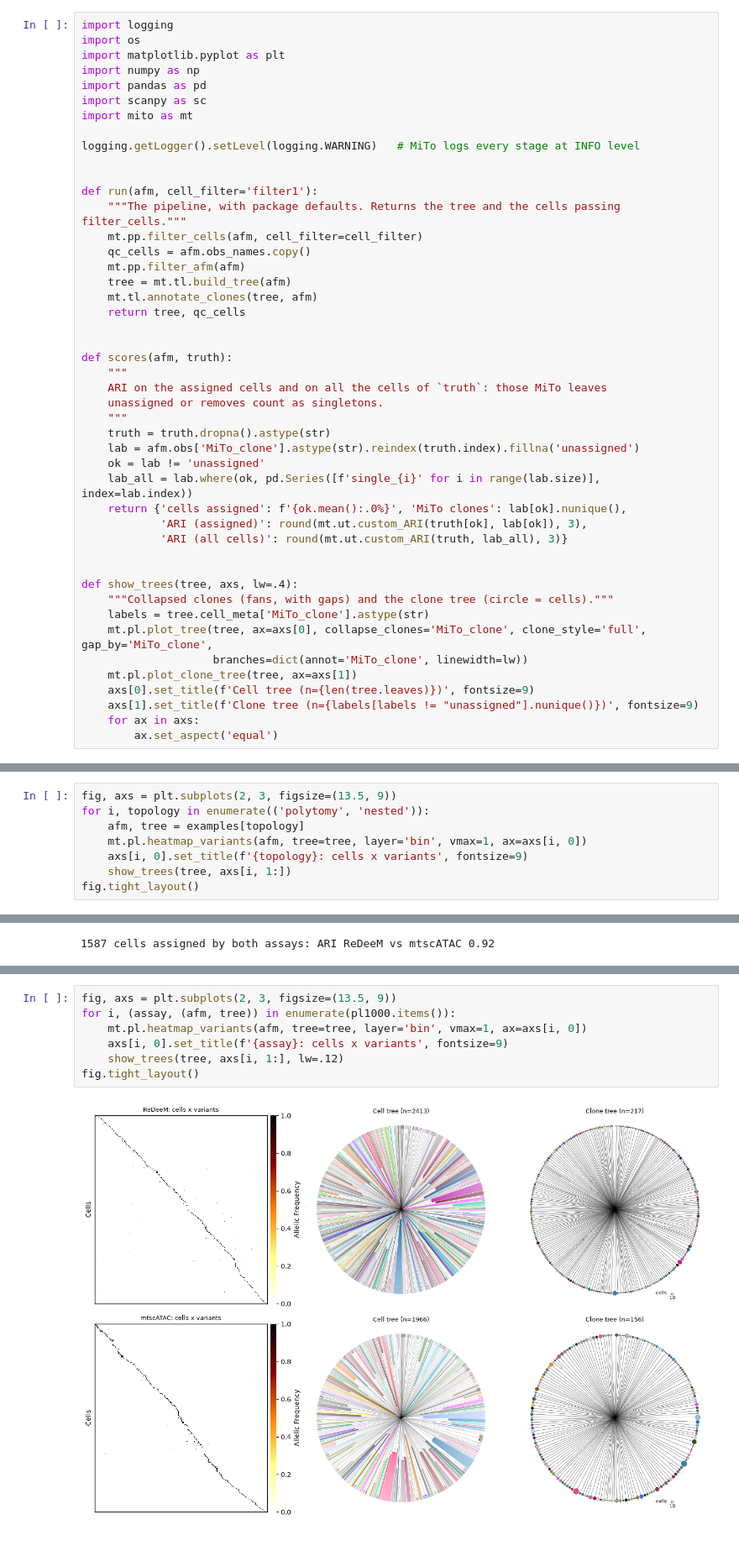
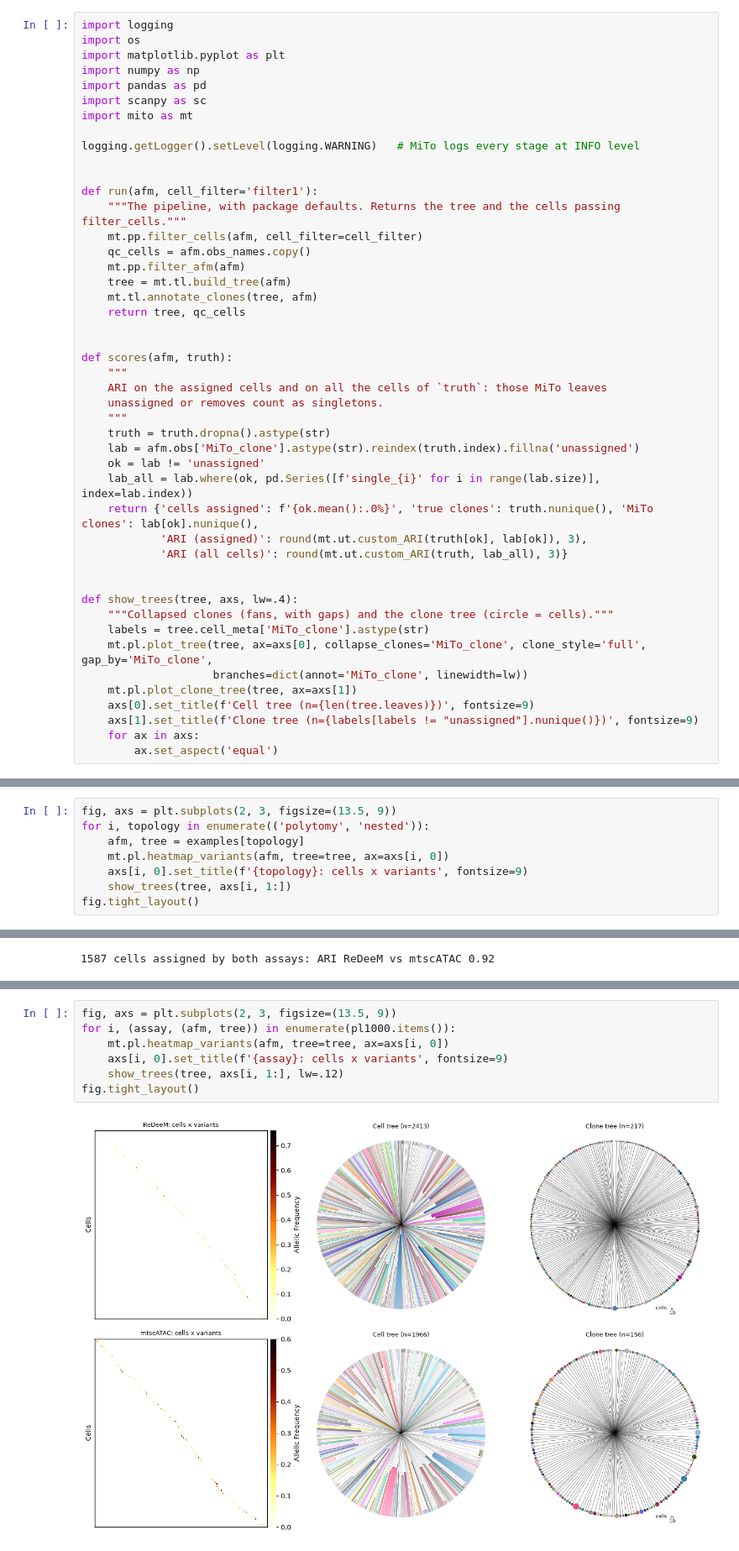
Before and after one commit to andrecossa5/MiTo, a Jupyter notebook: docs/source/benchmark.ipynb, the cells around one changed output, grey strips where cells are left out. Shown at 84% size. Saved outputs shown, nothing was run; the diff lists cells and outputs as text.

```diff
--- a/docs/source/benchmark.ipynb
+++ b/docs/source/benchmark.ipynb
@@ -45,7 +46,7 @@ def scores(afm, truth):
     lab = afm.obs['MiTo_clone'].astype(str).reindex(truth.index).fillna('unassigned')
     ok = lab != 'unassigned'
     lab_all = lab.where(ok, pd.Series([f'single_{i}' for i in range(lab.size)], index=lab.index))
-    return {'cells assigned': f'{ok.mean():.0%}', 'MiTo clones': lab[ok].nunique(),
+    return {'cells assigned': f'{ok.mean():.0%}', 'true clones': truth.nunique(), 'MiTo clones': lab[ok].nunique(),
             'ARI (assigned)': round(mt.ut.custom_ARI(truth[ok], lab[ok]), 3),
             'ARI (all cells)': round(mt.ut.custom_ARI(truth, lab_all), 3)}
 
@@ -107,7 +108,7 @@ them, and MiTo removes them rather than guess. With 30 clones:
 fig, axs = plt.subplots(2, 3, figsize=(13.5, 9))
 for i, topology in enumerate(('polytomy', 'nested')):
     afm, tree = examples[topology]
-    mt.pl.heatmap_variants(afm, tree=tree, layer='bin', vmax=1, ax=axs[i, 0])
+    mt.pl.heatmap_variants(afm, tree=tree, ax=axs[i, 0])
     axs[i, 0].set_title(f'{topology}: cells x variants', fontsize=9)
     show_trees(tree, axs[i, 1:])
 fig.tight_layout()
@@ -193,9 +197,9 @@ Genotypes, collapsed clones and clone tree of each assay:
 # %%
 fig, axs = plt.subplots(2, 3, figsize=(13.5, 9))
 for i, (assay, (afm, tree)) in enumerate(pl1000.items()):
-    mt.pl.heatmap_variants(afm, tree=tree, layer='bin', vmax=1, ax=axs[i, 0])
+    mt.pl.heatmap_variants(afm, tree=tree, ax=axs[i, 0])
     axs[i, 0].set_title(f'{assay}: cells x variants', fontsize=9)
     show_trees(tree, axs[i, 1:], lw=.12)
 fig.tight_layout()
 # %% [output]
-[figure, old version]
+[figure, new version]
```
Also changed, not shown: parts of 7 cells of this notebook, 3 other files.
